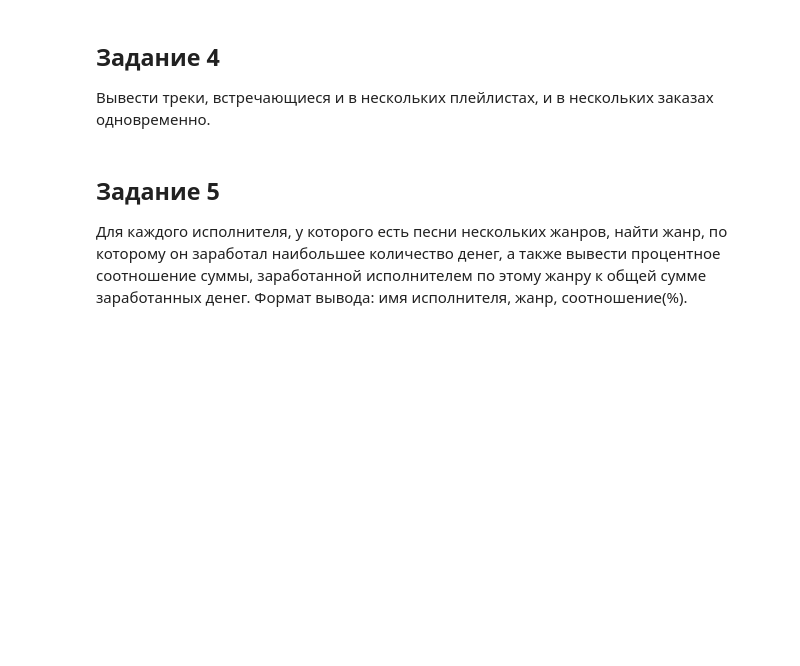
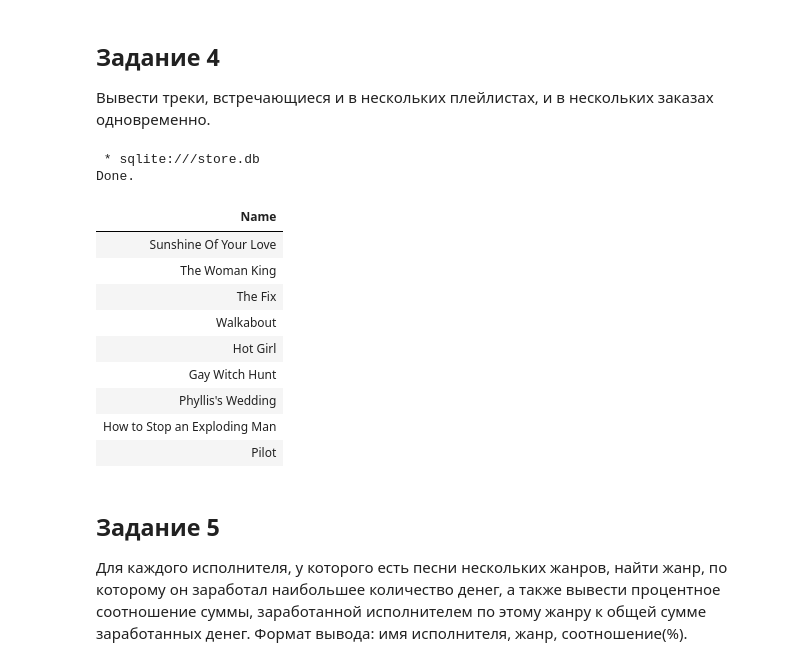
Before and after one commit to sleonov11/SQLite_ptact, a Jupyter notebook: Лабораторная 3.ipynb, the cells around one changed output. Drawn from its saved outputs; the diff is of its cells as text; code cells hidden in the pictures; blank space fills up the shorter version.

```diff
--- a/Лабораторная 3.ipynb
+++ b/Лабораторная 3.ipynb
@@ -71,6 +103,36 @@ Done.
 ## Задание 4
 
 Вывести треки, встречающиеся и в нескольких плейлистах, и в нескольких заказах одновременно.
+# %%
+%%sql
+
+SELECT t.Name
+FROM tracks t
+WHERE t.TrackId IN (
+  SELECT t.TrackId
+  FROM tracks t
+  JOIN invoice_items ii ON t.TrackId = ii.TrackId
+  GROUP BY t.TrackId
+  HAVING COUNT(DISTINCT ii.InvoiceId) >= 2)
+AND t.TrackId IN (
+  SELECT t.TrackId
+  FROM playlist_track pt
+  JOIN tracks t ON pt.TrackId = t.TrackId
+  GROUP BY t.TrackId
+  HAVING COUNT(pt.PlaylistId) >= 2);
+# %% [output]
+ * sqlite:///store.db
+Done.
+| Name |
+| Sunshine Of Your Love |
+| The Woman King |
+| The Fix |
+| Walkabout |
+| Hot Girl |
+| Gay Witch Hunt |
+| Phyllis's Wedding |
+| How to Stop an Exploding Man |
+| Pilot |
 # %% [markdown]
 ## Задание 5
 Для каждого исполнителя, у которого есть песни нескольких жанров, найти жанр, по которому он заработал наибольшее количество денег, а также вывести процентное соотношение суммы, заработанной исполнителем по этому жанру к общей сумме заработанных денег. Формат вывода: имя исполнителя, жанр, соотношение(%).
```
Also changed, not shown: parts of 5 cells of this notebook.
